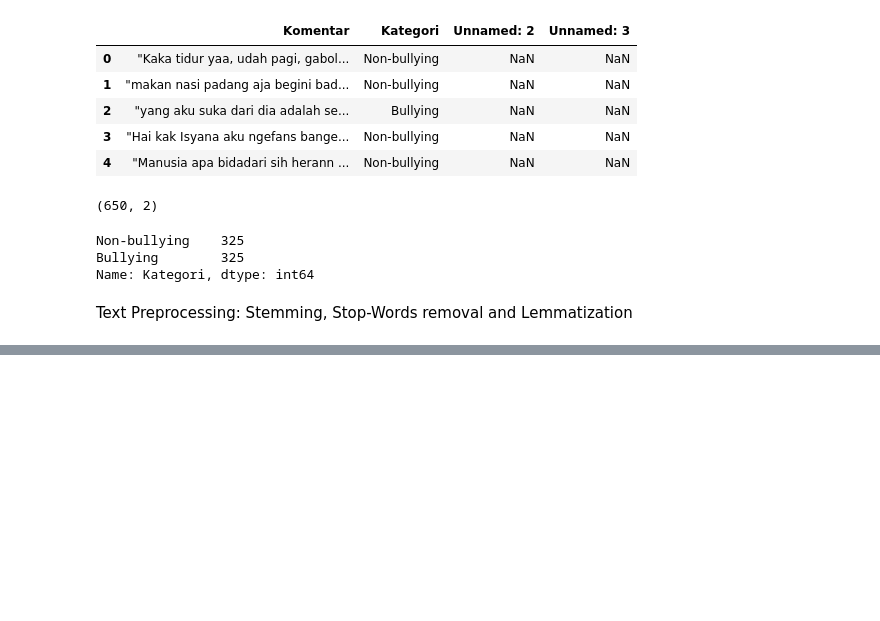
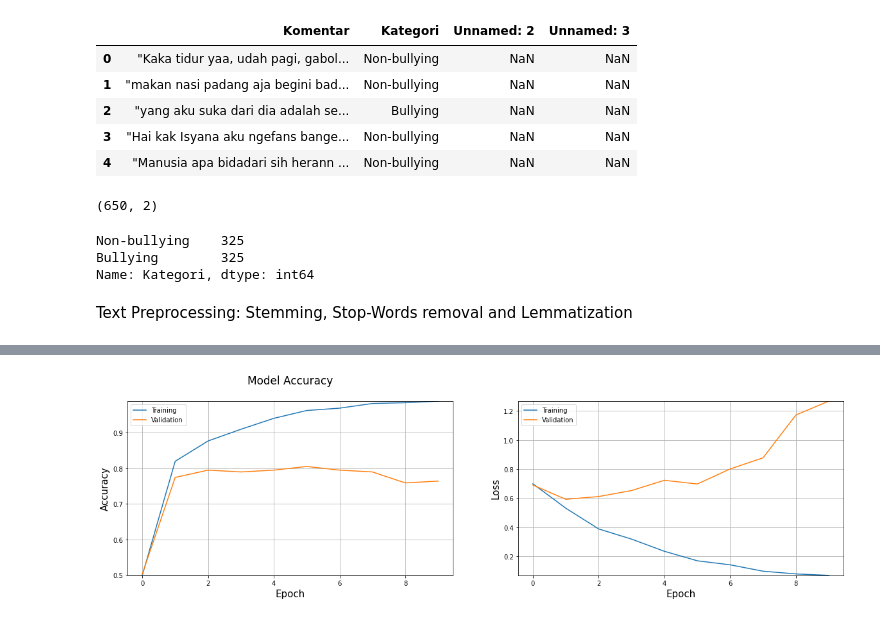
Before and after one commit to RoniAndarsyah/LSTM_NaiveBayesMultinomial, a Jupyter notebook: LSTM_dan_NaiveBayesM.ipynb, the cells around one changed output, grey strips where cells are left out. Cells and saved outputs as stored; diff of their text form; code cells hidden in the pictures; blank space fills up the shorter version.

```diff
--- a/LSTM_dan_NaiveBayesM.ipynb
+++ b/LSTM_dan_NaiveBayesM.ipynb
@@ -152,0 +203,2 @@ def plot_cloud(wordcloud):
+# %%
+df['Kategori']=df['Kategori'].apply(label)
@@ -152,0 +207,2 @@ def plot_cloud(wordcloud):
+# %%
+X_train, X_test, y_train, y_test = train_test_split(df['Cleaned_text'].values, df['Kategori'].values, test_size=0.3,random_state=42)
@@ -152,0 +235,7 @@ def plot_cloud(wordcloud):
+# %%
+y_train_cat = to_categorical(y_train)
+y_test_cat = to_categorical(y_test)
+
+target_length = y_train_cat.shape[1]
+print('Original vector size: {}'.format(y_train.shape))
+print('Converted vector size: {}'.format(y_train_cat.shape))
@@ -152,0 +295,24 @@ def plot_cloud(wordcloud):
+# %%
+np.random.seed(1337)
+
+print('Build model...')
+
+vocabulary_size = len(tokenizer.word_index) + 1
+row_max_length = max([len(x.split()) for x in df['Cleaned_text'].values])
+
+EMBEDDING_DIM = 256
+
+# LSTM
+lstm_output_size = 70
+
+model = Sequential()
+model.add(Embedding(vocabulary_size, EMBEDDING_DIM, input_length=row_max_length))
+model.add(SpatialDropout1D(0.2))
+model.add(LSTM(lstm_output_size))
+
+model.add(Dense(128, activation='relu'))
+model.add(Dropout(0.2))
+model.add(Dense(target_length, activation='softmax'))
+model.compile(loss='categorical_crossentropy', optimizer='adam', metrics=['accuracy'])
+
+history = model.fit(X_train_pad, y_train_cat, epochs=10, validation_data=(X_test_pad, y_test_cat), batch_size=2,shuffle=False)
@@ -152,0 +337,4 @@ def plot_cloud(wordcloud):
+# %%
+plot_performance(history=history)
+# %% [output]
+[figure, added]
```
Also changed, not shown: parts of 26 cells of this notebook.
